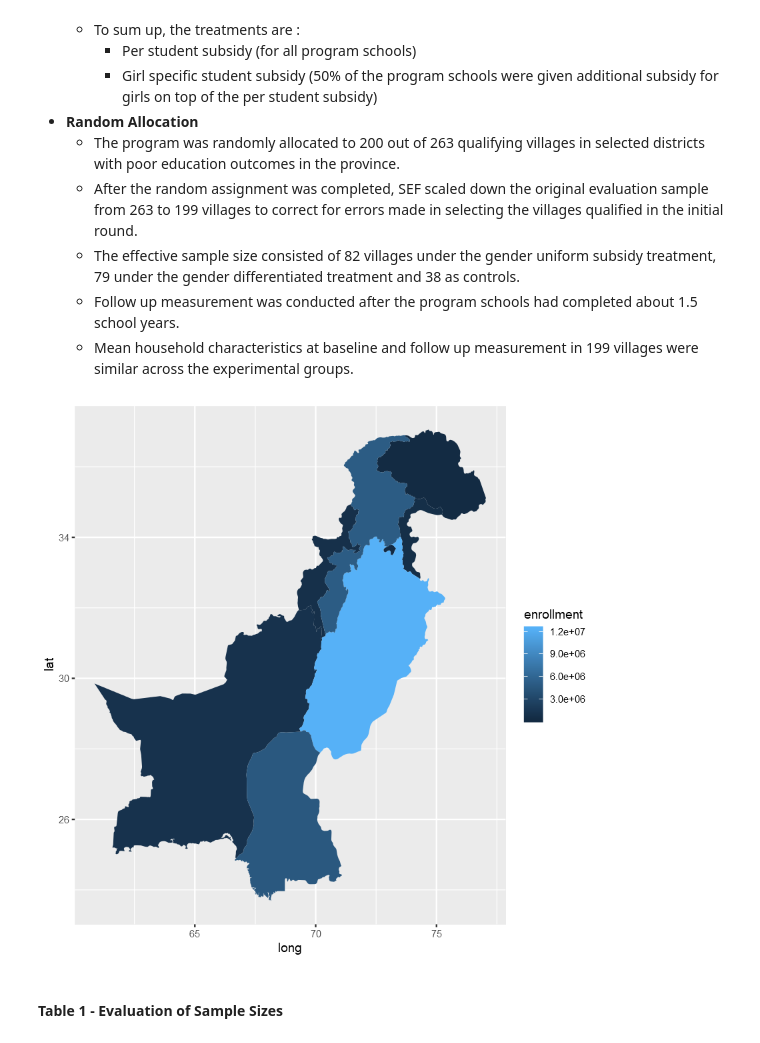
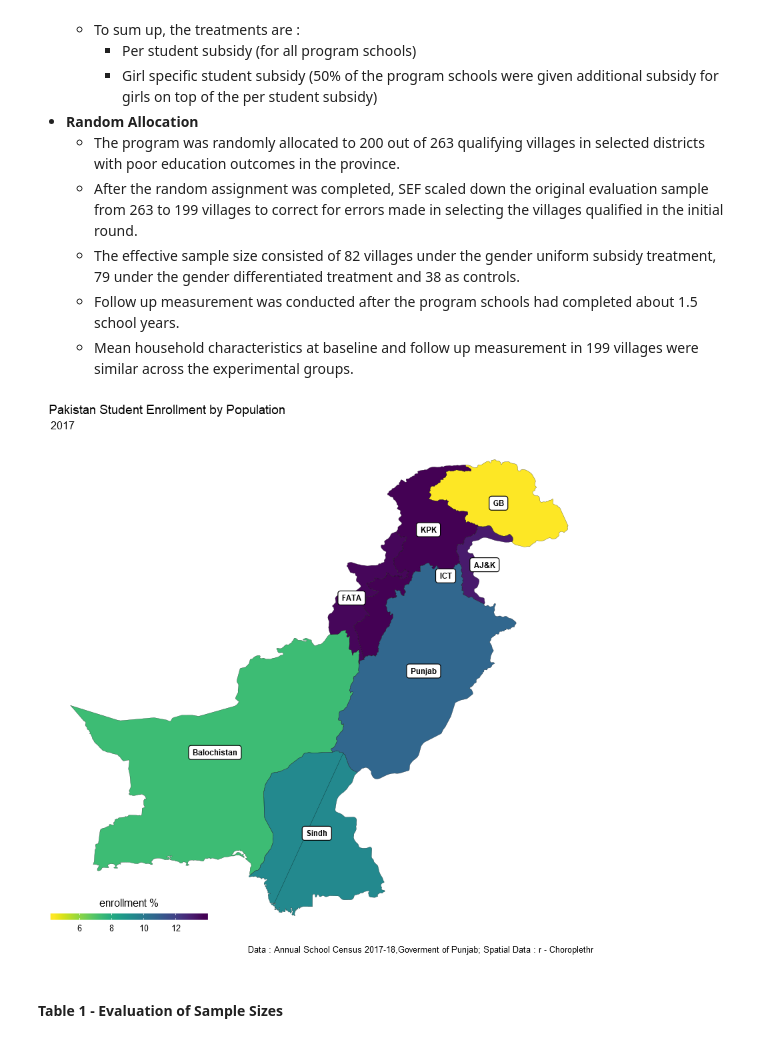
Before and after one commit to Abraham-newbie/Replication, a Jupyter notebook: project.ipynb, the cells around one changed output. Saved outputs shown, nothing was run; the diff lists cells and outputs as text; code cells hidden in the pictures.

Commit message:
Added map of enrollment Pakistan

```diff
--- a/project.ipynb
+++ b/project.ipynb
@@ -75,31 +86,11 @@ source("auxiliary/plotting_functions.r")
     - The effective sample size consisted of 82 villages under the gender uniform subsidy treatment, 79 under the gender differentiated treatment and 38 as controls.
     - Follow up measurement was conducted after the program schools had completed about 1.5 school years.
     - Mean household characteristics at baseline and follow up measurement in 199 villages were similar across the experimental groups.
-# %%
-
-
-#data(admin1.map)
-#pakistan = subset(admin1.map, admin == "pakistan")
-#saveRDS(pakistan, file="data/Pakistan.Rda")
-
-pakistan <- readRDS(file="data/Pakistan.Rda")
-pakistan= pakistan %>% mutate(enrollment = case_when(region == "azad kashmir" ~ 547062,
-                                             region == "islamabad capital territory" ~215756,
-                                             region == "punjab" ~ 12356585,
-                                            region == "balochistan" ~922276 ,
-                                            region == "khyber pakhtunkhwa province" ~ 4929405 ,
-                                            region == "sindh" ~4572941 ,
-                                            region == "federally administered tribal areas" ~ 687275,
-                                            region == "northern areas" ~ 166721,
-                                            TRUE ~ 0
-
-                                            ))
-
-
-
-ggplot(pakistan, aes(x = long, y = lat, group = group)) + geom_polygon(aes(fill = enrollment ))
-# %% [output]
-[figure, removed]
+# %%
+pakistan <- readRDS(file="data/Pakistan.Rda")
+map_enrollment(pakistan)
+# %% [output]
+[figure, added]
 # %% [markdown]
 #### Table 1 - Evaluation of Sample Sizes
 # %%
```
Also changed, not shown: parts of 3 cells of this notebook, 2 other files.
